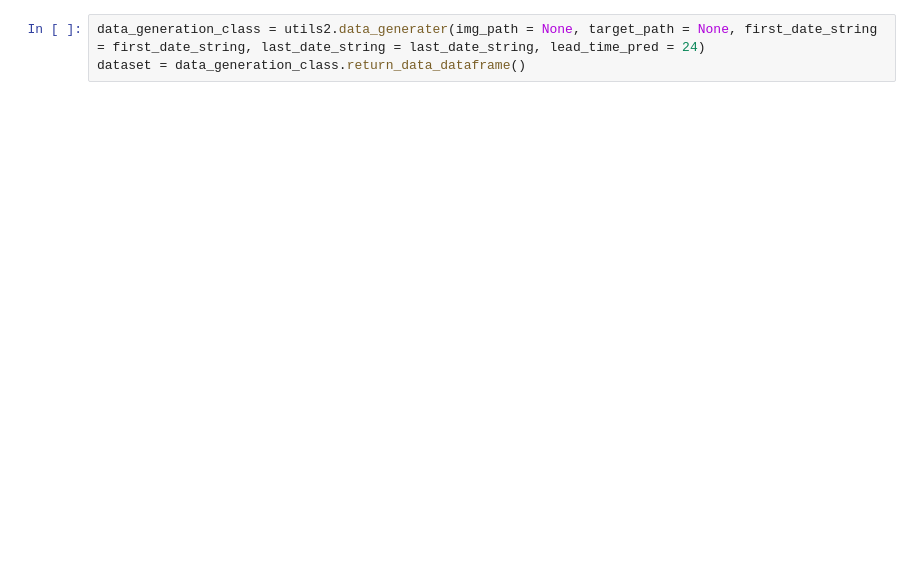
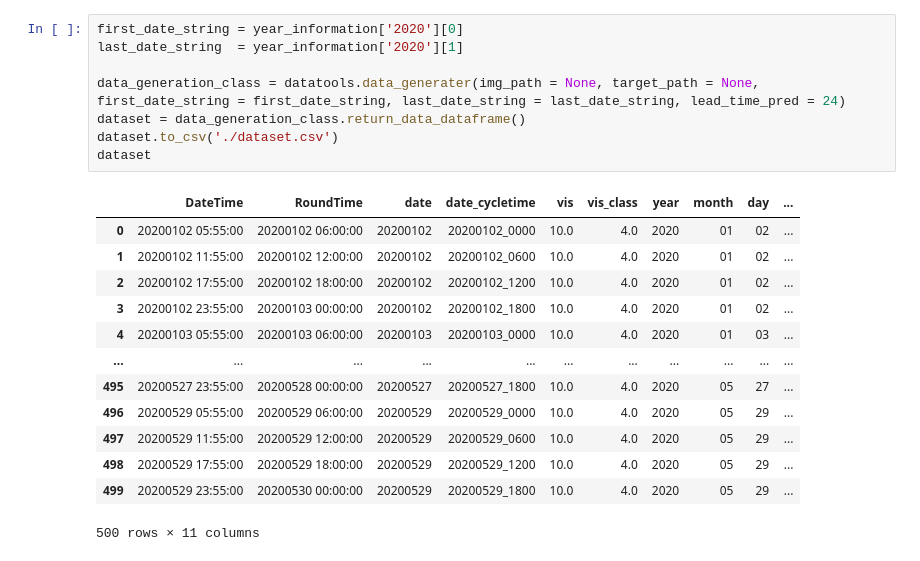
Before and after one commit to conrad-blucher-institute/SparkMET, a Jupyter notebook: EDA.ipynb, the cells around one changed output. Drawn from its saved outputs; the diff is of its cells as text; blank space fills up the shorter version.

```diff
--- a/EDA.ipynb
+++ b/EDA.ipynb
@@ -79,3 +37,22 @@ first_date_string, last_date_string = year_information['2020']
 # %%
-data_generation_class = utils2.data_generater(img_path = None, target_path = None, first_date_string = first_date_string, last_date_string = last_date_string, lead_time_pred = 24)
+first_date_string = year_information['2020'][0]
+last_date_string  = year_information['2020'][1]
+
+data_generation_class = datatools.data_generater(img_path = None, target_path = None, first_date_string = first_date_string, last_date_string = last_date_string, lead_time_pred = 24)
 dataset = data_generation_class.return_data_dataframe()
+dataset.to_csv('./dataset.csv')
+dataset
+# %% [output]
+|  | DateTime | RoundTime | date | date_cycletime | vis | vis_class | year | month | day | ... |
+| 0 | 20200102 05:55:00 | 20200102 06:00:00 | 20200102 | 20200102_0000 | 10.0 | 4.0 | 2020 | 01 | 02 | ... |
+| 1 | 20200102 11:55:00 | 20200102 12:00:00 | 20200102 | 20200102_0600 | 10.0 | 4.0 | 2020 | 01 | 02 | ... |
+| 2 | 20200102 17:55:00 | 20200102 18:00:00 | 20200102 | 20200102_1200 | 10.0 | 4.0 | 2020 | 01 | 02 | ... |
+| 3 | 20200102 23:55:00 | 20200103 00:00:00 | 20200102 | 20200102_1800 | 10.0 | 4.0 | 2020 | 01 | 02 | ... |
+| 4 | 20200103 05:55:00 | 20200103 06:00:00 | 20200103 | 20200103_0000 | 10.0 | 4.0 | 2020 | 01 | 03 | ... |
+| ... | ... | ... | ... | ... | ... | ... | ... | ... | ... | ... |
+| 495 | 20200527 23:55:00 | 20200528 00:00:00 | 20200527 | 20200527_1800 | 10.0 | 4.0 | 2020 | 05 | 27 | ... |
+| 496 | 20200529 05:55:00 | 20200529 06:00:00 | 20200529 | 20200529_0000 | 10.0 | 4.0 | 2020 | 05 | 29 | ... |
+| 497 | 20200529 11:55:00 | 20200529 12:00:00 | 20200529 | 20200529_0600 | 10.0 | 4.0 | 2020 | 05 | 29 | ... |
+| 498 | 20200529 17:55:00 | 20200529 18:00:00 | 20200529 | 20200529_1200 | 10.0 | 4.0 | 2020 | 05 | 29 | ... |
+| 499 | 20200529 23:55:00 | 20200530 00:00:00 | 20200529 | 20200529_1800 | 10.0 | 4.0 | 2020 | 05 | 29 | ... |
+500 rows × 11 columns
```
Also changed, not shown: parts of 11 cells of this notebook, 2 other files.
